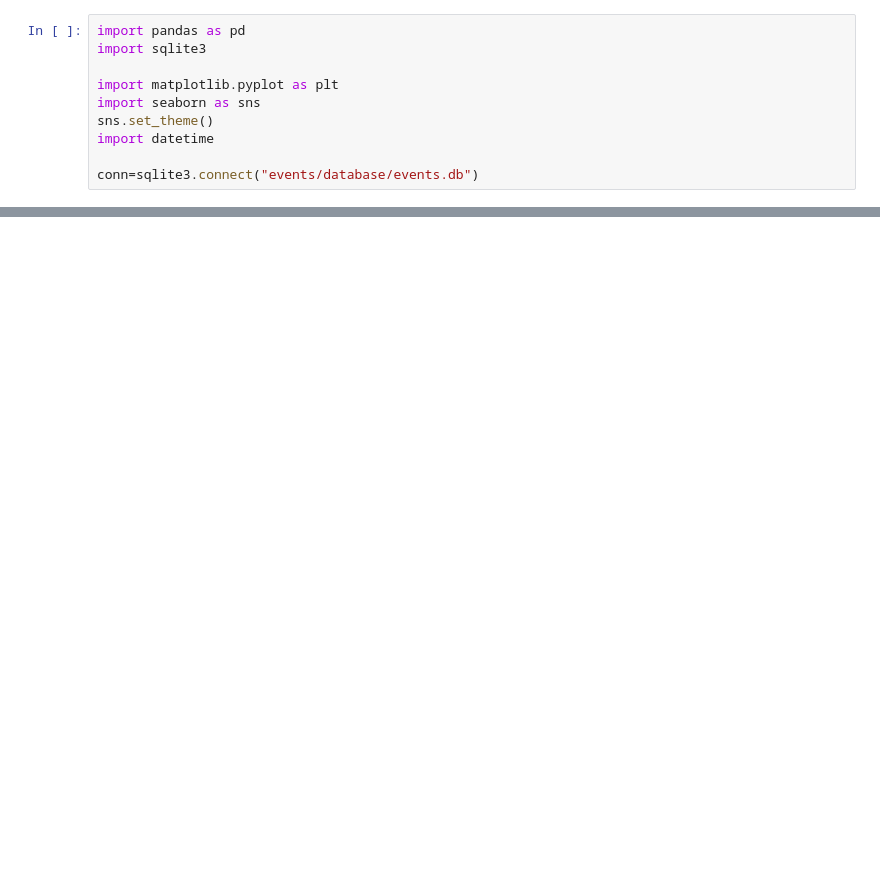
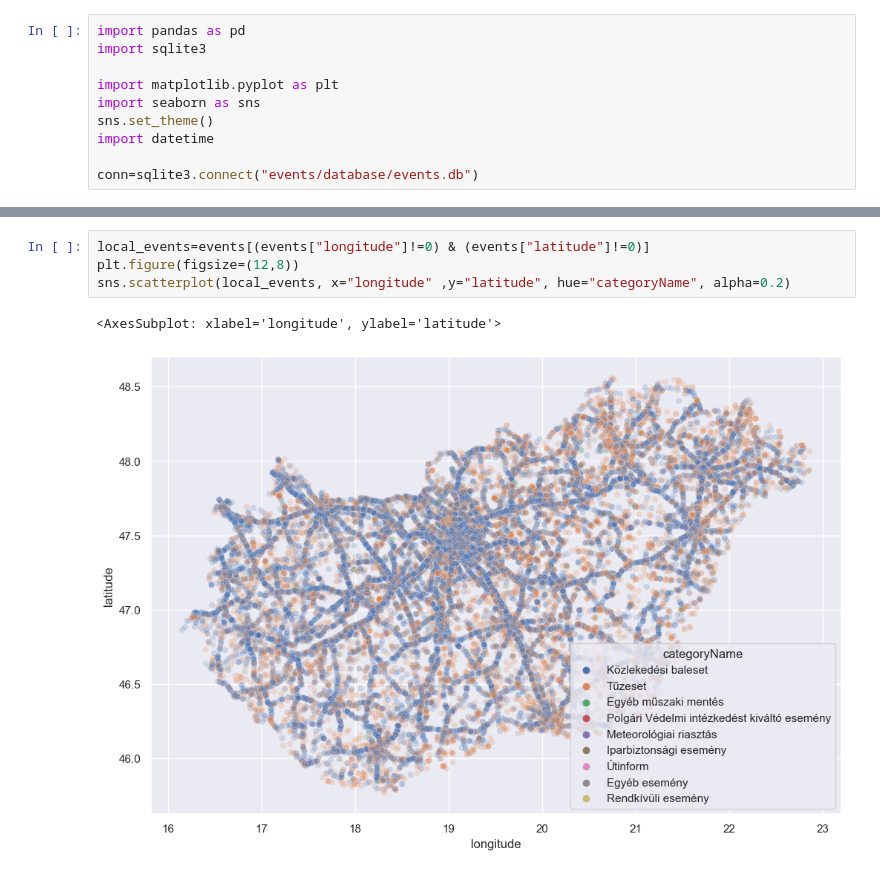
Before and after one commit to bncszb/disasters_hungary, a Jupyter notebook: event_frequency.ipynb, the cells around one changed output, grey strips where cells are left out. Cells and saved outputs as stored; diff of their text form; blank space fills up the shorter version.

```diff
--- a/event_frequency.ipynb
+++ b/event_frequency.ipynb
@@ -46,0 +44,7 @@ split_categories.resample("M", on="date").sum().plot()
+# %%
+local_events=events[(events["longitude"]!=0) & (events["latitude"]!=0)]
+plt.figure(figsize=(12,8))
+sns.scatterplot(local_events, x="longitude" ,y="latitude", hue="categoryName", alpha=0.2)
+# %% [output]
+<AxesSubplot: xlabel='longitude', ylabel='latitude'>
+[figure, added]
```
Also changed, not shown: parts of 10 cells of this notebook, 6 other files.
